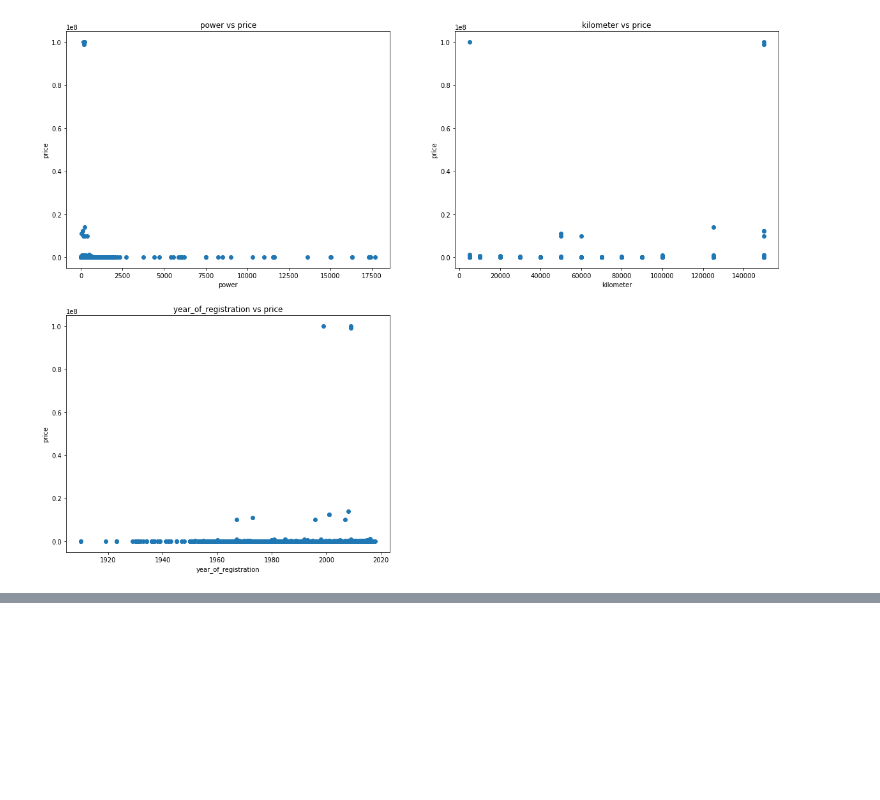
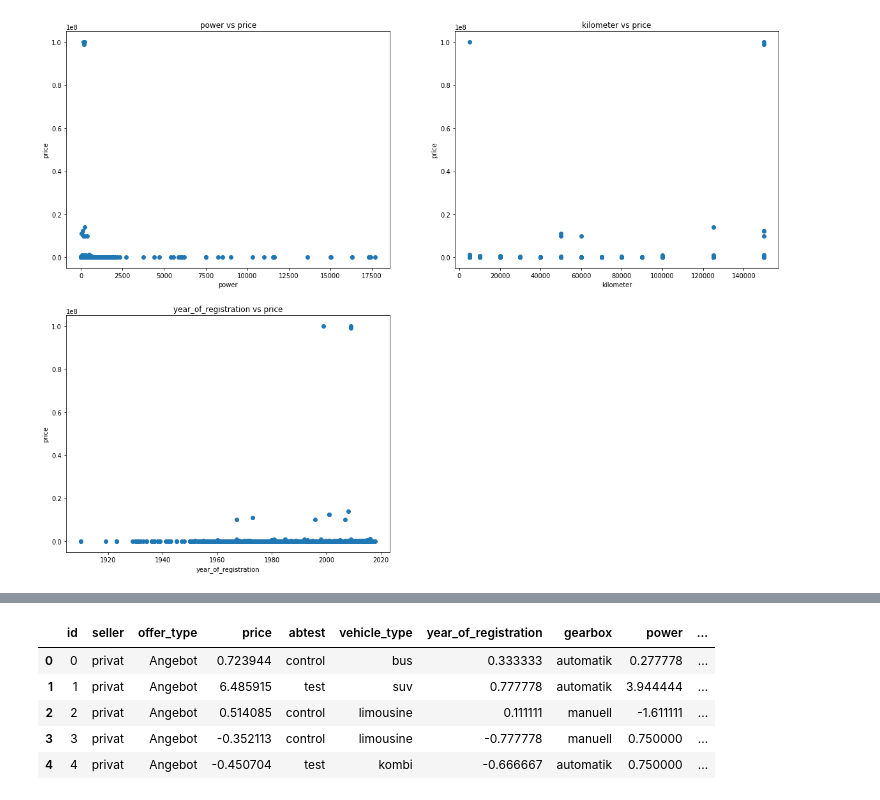
Before and after one commit to Vasan-th/Summer-School-2022, a Jupyter notebook: car-price-prediction.ipynb, the cells around one changed output, grey strips where cells are left out. Saved outputs shown, nothing was run; the diff lists cells and outputs as text; code cells hidden in the pictures; blank space fills up the shorter version.

```diff
--- a/car-price-prediction.ipynb
+++ b/car-price-prediction.ipynb
@@ -289,0 +299,11 @@ array([[<AxesSubplot:title={'center':'0'}>,
+# %%
+train[['year_of_registration', 'power', 'kilometer', 'price']] = data
+# %%
+train.head()
+# %% [output]
+|  | id | seller | offer_type | price | abtest | vehicle_type | year_of_registration | gearbox | power | ... |
+| 0 | 0 | privat | Angebot | 0.723944 | control | bus | 0.333333 | automatik | 0.277778 | ... |
+| 1 | 1 | privat | Angebot | 6.485915 | test | suv | 0.777778 | automatik | 3.944444 | ... |
+| 2 | 2 | privat | Angebot | 0.514085 | control | limousine | 0.111111 | manuell | -1.611111 | ... |
+| 3 | 3 | privat | Angebot | -0.352113 | control | limousine | -0.777778 | manuell | 0.750000 | ... |
+| 4 | 4 | privat | Angebot | -0.450704 | test | kombi | -0.666667 | automatik | 0.750000 | ... |
```
Also changed, not shown: parts of 13 cells of this notebook.
